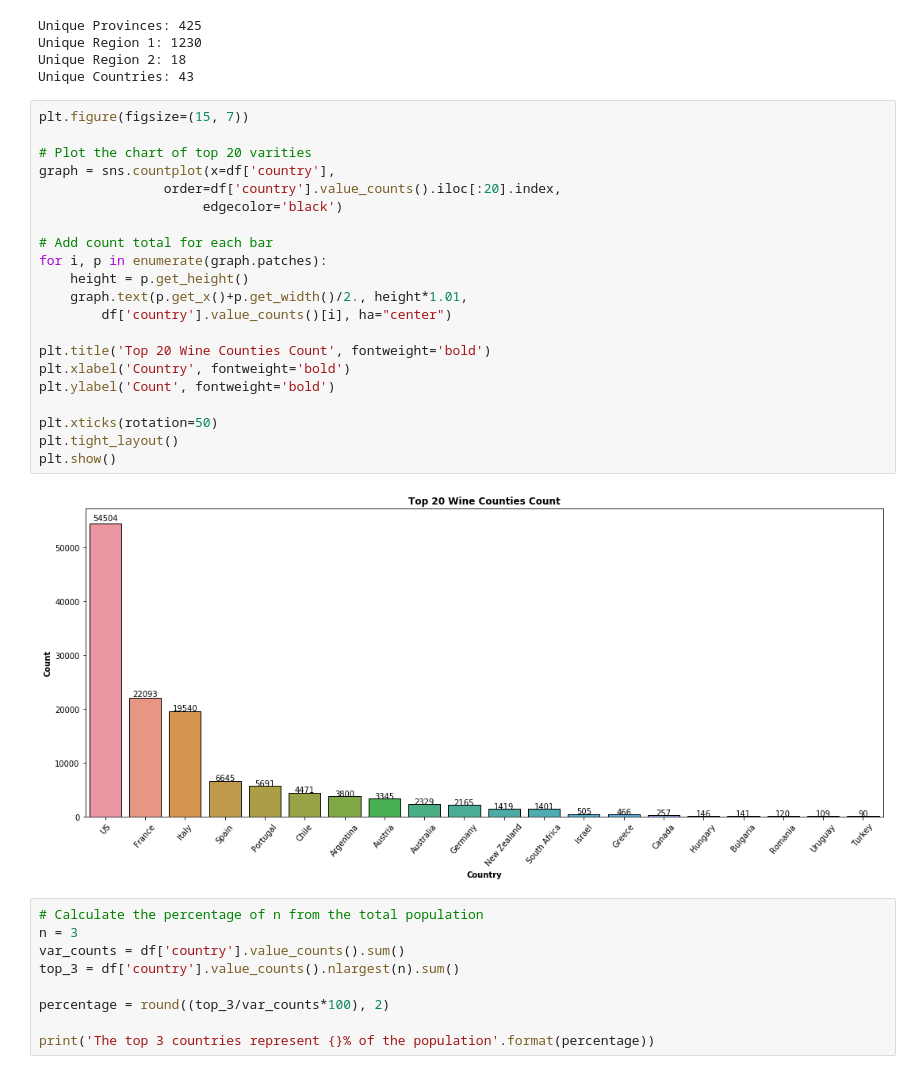
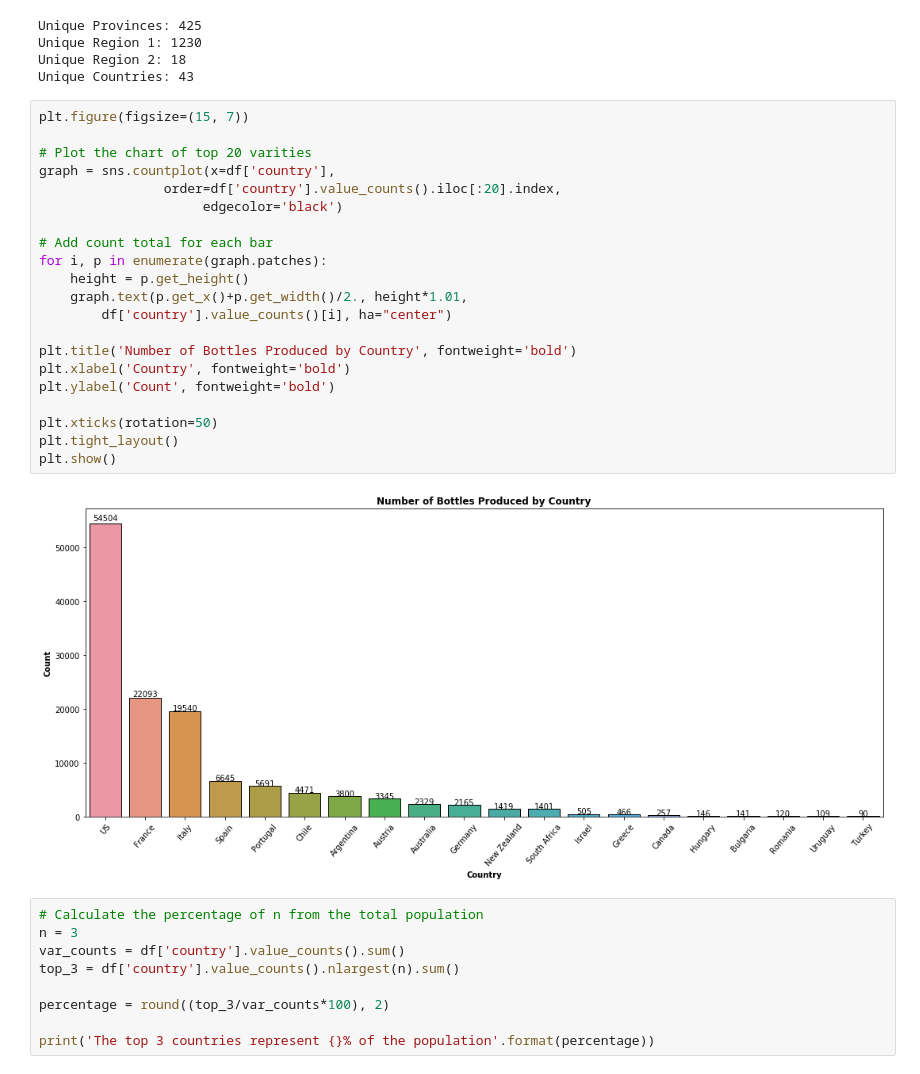
Before and after one commit to andrewab981/Thinkful, a Jupyter notebook: Supervised Learning Capstone/Supervised Learning Capstone.ipynb, the cells around one changed output. Cells and saved outputs as stored; diff of their text form.

```diff
--- a/Supervised Learning Capstone/Supervised Learning Capstone.ipynb
+++ b/Supervised Learning Capstone/Supervised Learning Capstone.ipynb
@@ -283,26 +283,26 @@ Unique Countries: 43
 # %%
 plt.figure(figsize=(15, 7))
 
 # Plot the chart of top 20 varities
 graph = sns.countplot(x=df['country'],
                 order=df['country'].value_counts().iloc[:20].index,
                      edgecolor='black')
 
 # Add count total for each bar
 for i, p in enumerate(graph.patches):
     height = p.get_height()
     graph.text(p.get_x()+p.get_width()/2., height*1.01,
         df['country'].value_counts()[i], ha="center")
 
-plt.title('Top 20 Wine Counties Count', fontweight='bold')
+plt.title('Number of Bottles Produced by Country', fontweight='bold')
 plt.xlabel('Country', fontweight='bold')
 plt.ylabel('Count', fontweight='bold')
 
 plt.xticks(rotation=50)
 plt.tight_layout()
 plt.show()
 # %% [output]
-[figure, old version]
+[figure, new version]
 # %%
 # Calculate the percentage of n from the total population
 n = 3
```
Also changed, not shown: parts of 42 cells of this notebook.
